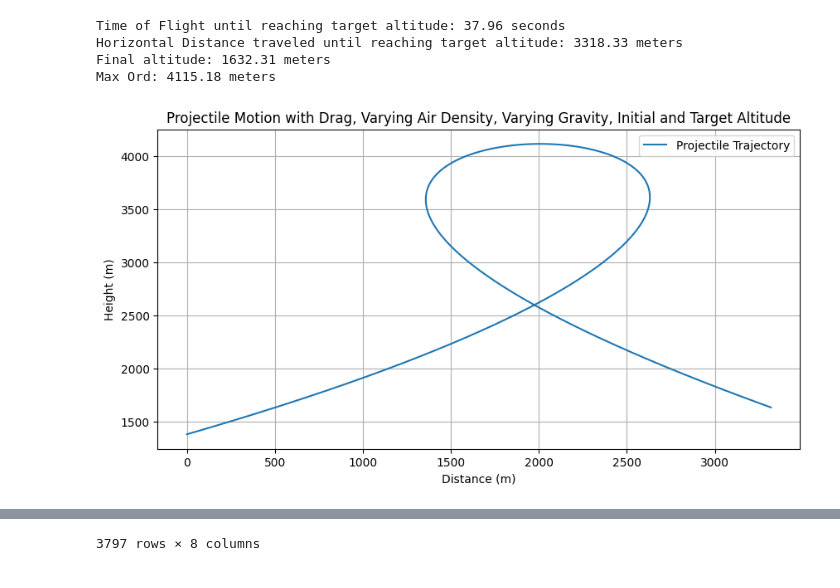
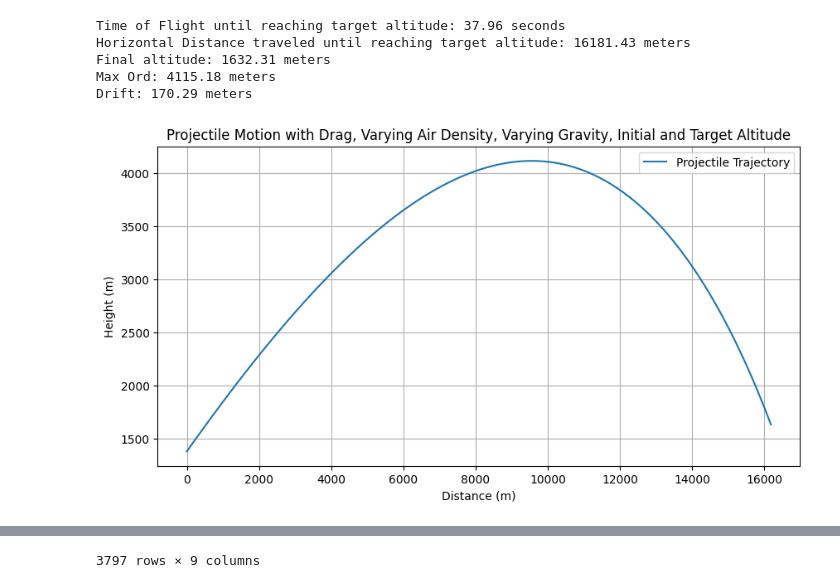
Before and after one commit to harmkenn/Python_Shots_2024, a Jupyter notebook: notebooks/AFATDS/afatds_shot_05.ipynb, the cells around one changed output, grey strips where cells are left out. Saved outputs shown, nothing was run; the diff lists cells and outputs as text; code cells hidden in the pictures.

```diff
--- a/notebooks/AFATDS/afatds_shot_05.ipynb
+++ b/notebooks/AFATDS/afatds_shot_05.ipynb
@@ -1,12 +1,11 @@
 # %%
-# Here is my artillery Shot data calculations with adding Magnus effect for drift
+# Here is my artillery Shot data calculations with coriolis removed because it is so small
 
 from numpy import radians, sin, exp, cos, tan, sqrt, arctan, pi
 import matplotlib.pyplot as plt
 import pandas as pd
 
 # Constants
-
 gp = 14
 # Inputs
 # Example usage:
@@ -35,6 +34,16 @@ def gravity_with_latitude(latitude, gp=gp, alpha=0.0053024):
 def air_density_with_altitude(h, rho0=rho0, H=8500):
     return rho0 * exp(-h / H)
 
+# Constants for Magnus effect
+S = 0.002  # This is an example value; you'll need to determine the appropriate value for your projectile
+
+# Function to calculate the Magnus force
+def magnus_force(v, spin_velocity, rho, area, S=S):
+    # CL is the lift coefficient, which is dimensionless
+    # spin_rate is in rad/s to be compatible with the velocity v in m/s
+    CL = S * (spin_velocity / v)
+    # Magnus force calculation, with v in m/s and area in m^2
+    return CL * 0.5 * rho * area * v**2
 
 # Function to calculate projectile motion with drag, varying air density, varying gravity
 def projectile_motion_with_drag(v0, angle, mass, drag_coefficient, area, latitude, azimuth, initial_altitude, target_altitude):
@@ -63,6 +72,7 @@ def projectile_motion_with_drag(v0, angle, mass, drag_coefficient, area, latitud
     z_points = []  # z-axis for lateral drift
     vx_comp = []
     vy_comp = []
+    vz_comp = []
     v_mag = []
     qe = []
 
@@ -73,6 +83,7 @@ def projectile_motion_with_drag(v0, angle, mass, drag_coefficient, area, latitud
     z_points.append(z)  # z-axis for lateral drift
     vx_comp.append(v0x) # m/s
     vy_comp.append(v0y) # m/s
+    vz_comp.append(0) # m/s
     v_mag.append(v0) # m/s
     qe.append(angle/180*3200) # trajectory in mils
 
@@ -86,22 +97,20 @@ def projectile_motion_with_drag(v0, angle, mass, drag_coefficient, area, latitud
         # Calculate the air density at current altitude
         rho = air_density_with_altitude(y)
 
+        # Calculate the Magnus force
+        # The velocity v is the magnitude of the velocity vector, in m/s
+        F_magnus = magnus_force(sqrt(vx**2 + vy**2), spin_velocity, rho, area)
+
         # Calculate the drag force
         F_drag_x = - (drag_coefficient * rho * area * vx**2) / (2 * mass)
         F_drag_y = - (drag_coefficient * rho * area * vy**2) / (2 * mass)
+        F_drag_z = - (drag_coefficient * rho * area * vz**2) / (2 * mass)
+        F_total_z = F_magnus + F_drag_z
 
-        # Magnus force calculations
-        F_magnus = spin_velocity * rho * area * sqrt(vx**2 + vy**2) / (2 * mass)
-
-        # Direction of the Magnus force
-        F_magnus_x = -F_magnus * vy / sqrt(vx**2 + vy**2)
-        F_magnus_z = F_magnus * vx / sqrt(vx**2 + vy**2)
-
-        # Update velocities with drag and Magnus effect
-        vx += (F_drag_x + F_magnus_x) * dt
+        # Update velocities
+        vx += F_drag_x * dt
         vy += (F_drag_y - g) * dt
-        vz += F_magnus_z * dt
-
+        vz += F_total_z * dt / mass
 
         # Update positions
         t += dt
@@ -116,6 +125,7 @@ def projectile_motion_with_drag(v0, angle, mass, drag_coefficient, area, latitud
         z_points.append(z)  # z-axis for lateral drift
         vx_comp.append(vx) #m/s
         vy_comp.append(vy)# m/s
+        vz_comp.append(vz)
         v_mag.append(sqrt(vx**2+vy**2)) # m/s
         qe.append(arctan(vy/vx)/pi*3200) #in mils
 
@@ -124,40 +134,41 @@ def projectile_motion_with_drag(v0, angle, mass, drag_coefficient, area, latitud
             break
 
 
-    return t, x, y, z, t_time,x_points, y_points, z_points,vx_comp,vy_comp,qe,v_mag
+    return t, x, y, z, t_time,x_points, y_points, z_points,vx_comp,vy_comp,vz_comp,v_mag,qe
 
 # Call the function and display the results
-time_of_flight, final_x, final_y, final_z, t_time, x_vals, y_vals, z_vals, vx_comp, vy_comp, qe, v_mag = projectile_motion_with_drag(initial_velocity, launch_angle, mass, drag_coefficient, area, latitude, azimuth, initial_altitude, target_altitude)
+time_of_flight, final_x, final_y, final_z, t_time, x_vals, y_vals, z_vals, vx_comp, vy_comp,vz_comp, v_mag,qe = projectile_motion_with_drag(initial_velocity, launch_angle, mass, drag_coefficient, area, latitude, azimuth, initial_altitude, target_altitude)
 
-shotdata = pd.DataFrame({'t':t_time,'x':x_vals,'y':y_vals,'z':z_vals, 'vx':vx_comp, 'vy':vy_comp, 'QE':qe,'v_mag':v_mag})
+shotdata = pd.DataFrame({'t':t_time,'x':x_vals,'y':y_vals,'z':z_vals, 'vx':vx_comp, 'vy':vy_comp,'vz':vz_comp, 'QE':qe,'v_mag':v_mag})
 shotdata.to_csv('afatds_shotdata.csv')
 
 # Note: The lateral drift is represented in the z-axis, which is not plotted in this 2D graph.
 print(f"Time of Flight until reaching target altitude: {time_of_flight:.2f} seconds")
 print(f"Horizontal Distance traveled until reaching target altitude: {final_x:.2f} meters")
 print(f"Final altitude: {final_y:.2f} meters")
 print(f"Max Ord: {max(y_vals):.2f} meters")
-print(f"Lateral Drift due to Magnus Effect: {final_z:.2f} meters")
-
+print(f"Drift: {max(z_vals):.2f} meters")
 
 aa_dist = final_x
 aa_qe = min(qe)
 aa_v = v_mag[-1]
 aa_maxord = max(y_vals)
+aa_drift = max(z_vals)
 # Plotting the trajectory
 plt.figure(figsize=(10, 5))
 plt.plot(x_vals, y_vals, label='Projectile Trajectory')
 plt.title('Projectile Motion with Drag, Varying Air Density, Varying Gravity, Initial and Target Altitude')
 plt.xlabel('Distance (m)')
 plt.ylabel('Height (m)')
 plt.legend()
 plt.grid(True)
 plt.show()
 
 shotdata
 # %% [output]
 Time of Flight until reaching target altitude: 37.96 seconds
-Horizontal Distance traveled until reaching target altitude: 3318.33 meters
+Horizontal Distance traveled until reaching target altitude: 16181.43 meters
 Final altitude: 1632.31 meters
 Max Ord: 4115.18 meters
+Drift: 170.29 meters
-[figure, old version]
+[figure, new version]
@@ -176 +187 @@ Max Ord: 4115.18 meters
-3797 rows × 8 columns
+3797 rows × 9 columns
```
Also changed, not shown: parts of 1 cell of this notebook, 3 other files.
